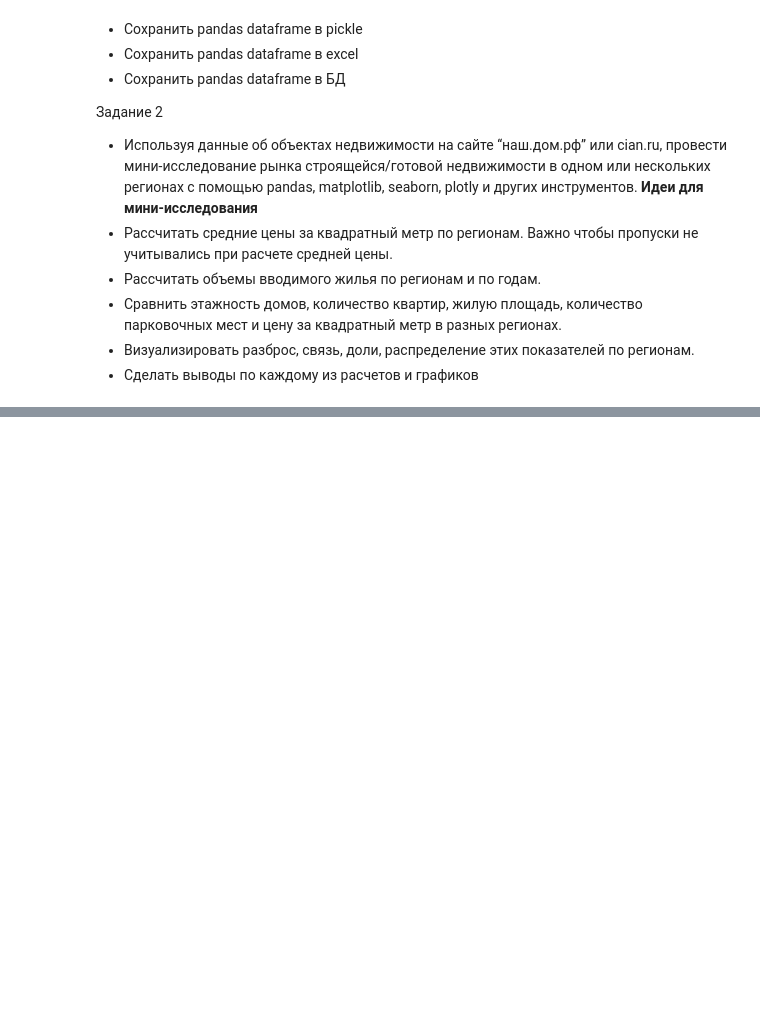
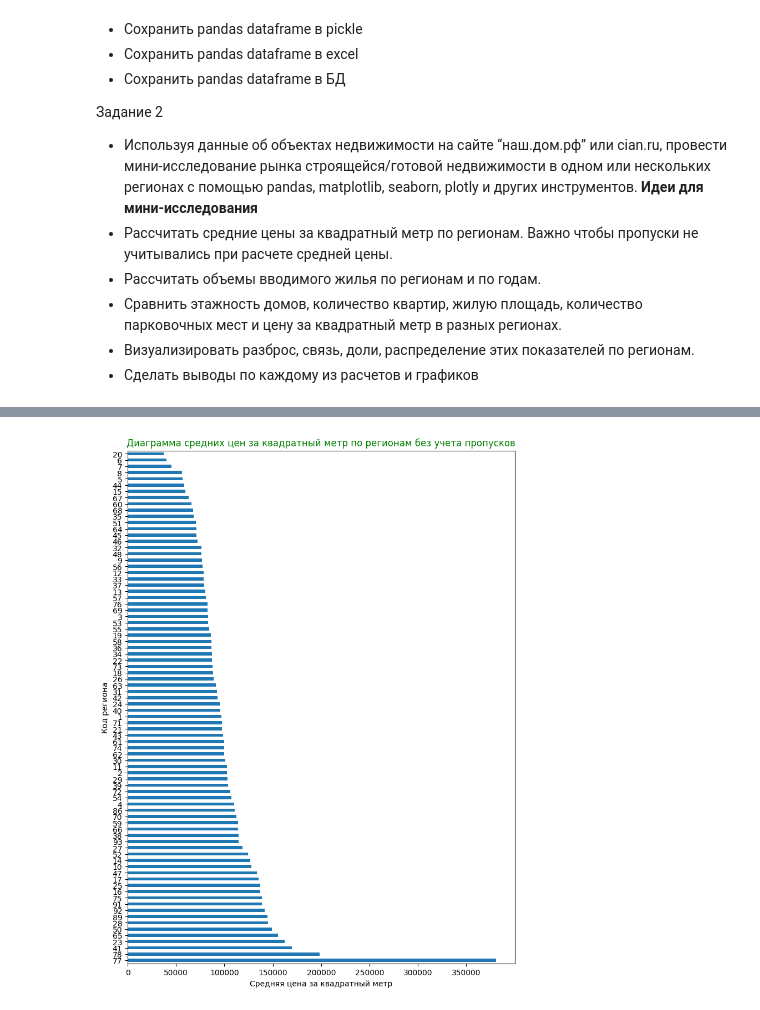
Before and after one commit to NtimTim/DS_School_Home_Work, a Jupyter notebook: Hometask/Task3_dmrf_OOP.ipynb, the cells around one changed output, grey strips where cells are left out. Cells and saved outputs as stored; diff of their text form; code cells hidden in the pictures; blank space fills up the shorter version.

```diff
--- a/Hometask/Task3_dmrf_OOP.ipynb
+++ b/Hometask/Task3_dmrf_OOP.ipynb
@@ -45,8 +25,0 @@ dl.save_t_db()
-# %%
-class Visualiser():
-  def __init__(self,data):
-    self.data = data
-
-  def make_boxplot(self, feature):
-    pass
-  def make_heatmap(self)
@@ -52,0 +78,7 @@ class Visualiser():
+# %%
+dl = DataLoaderFromCian()
+#dl.load_data()
+dl.load_data_from_file()
+dl.save_to_db()
+dl.save_to_csv()
+dl.save_to_xls()
@@ -52,0 +88,20 @@ class Visualiser():
+# %%
+class Visualiser():
+  def __init__(self,data):
+    self.data = data
+
+  def make_boxplot(self):
+    df_no_NaN = self.data.loc[self.data['objPriceAvg'].notnull()]
+    df_region_price_series = df_no_NaN.groupby('region', as_index=True)['objPriceAvg'].mean()
+    from pylab import rcParams
+    rcParams['figure.figsize'] = 9,12
+    df_region_price_series.sort_values(ascending=False).plot(kind='barh')
+    plt.title('Диаграмма средних цен за квадратный метр по регионам без учета пропусков', size = 12, color = 'g')
+    plt.xlabel('Средняя цена за квадратный метр')
+    plt.ylabel('Код региона')
+    plt.show()
+# %%
+vl = Visualiser(dl.data)
+vl.make_boxplot()
+# %% [output]
+[figure, added]
```
Also changed, not shown: parts of 6 cells of this notebook.
